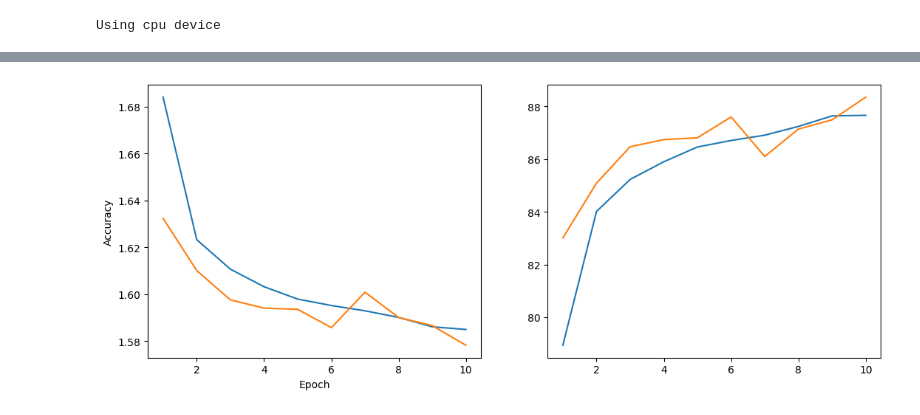
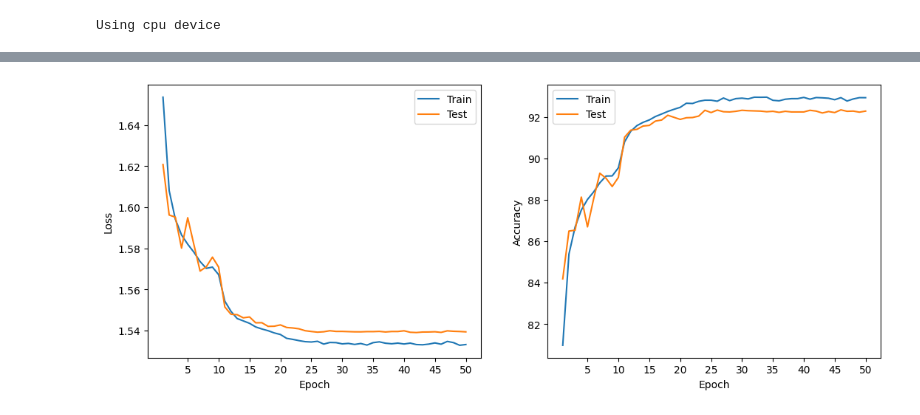
Before and after one commit to AlexanderDBell/TheDeveloperAcademy-Bootcamp, a Jupyter notebook: Final Project/clothes_detector.ipynb, the cells around one changed output, grey strips where cells are left out. Cells and saved outputs as stored; diff of their text form; code cells hidden in the pictures.

Commit message:
Working model with high accuracy

```diff
--- a/Final Project/clothes_detector.ipynb
+++ b/Final Project/clothes_detector.ipynb
@@ -186,10 +124,12 @@ class NeuralNetwork(nn.Module):
 class NetworkTrainer:
     def __init__(self, model: nn.Module,
                  loss_fn: nn.modules.loss._Loss,
-                 optimiser: optim.Optimizer):
+                 optimiser: optim.Optimizer,
+                 scheduler: optim.lr_scheduler._LRScheduler):
         self.model = model
         self.loss_fn = loss_fn
         self.optimiser = optimiser
+        self.scheduler = scheduler
 
     def train_model(self, epochs):
         train_loss_list = []
@@ -200,6 +140,7 @@ class NetworkTrainer:
             print(f'EPOCH {epoch+1}')
             train_loss, train_acc = self._train_epoch()
             test_loss, test_acc = self._eval_epoch()
+            self.scheduler.step()
             train_loss_list.append(train_loss)
             train_acc_list.append(train_acc)
             test_loss_list.append(test_loss)
@@ -247,17 +188,21 @@ class NetworkTrainer:
 def plot_results(results):
     train_loss_list, train_acc_list, test_loss_list, test_acc_list = results
 
+    epochs = len(train_loss_list)
+
     fig, (ax1, ax2) = plt.subplots(1, 2, figsize=(12.8, 4.8))
-    ax1.plot(range(1,11), train_loss_list, label='Train')
-    ax1.plot(range(1,11), test_loss_list, label='Test')
-    ax1.set_xticks(range(2,11,2))
+    ax1.plot(range(1,epochs+1), train_loss_list, label='Train')
+    ax1.plot(range(1,epochs+1), test_loss_list, label='Test')
+    ax1.set_xticks(range(5,epochs+1,5))
     ax1.set_xlabel('Epoch')
     ax1.set_ylabel('Loss')
-    ax2.plot(range(1,11), train_acc_list, label='Train')
-    ax2.plot(range(1,11), test_acc_list, label='Test')
-    ax2.set_xticks(range(2,11,2))
-    ax1.set_xlabel('Epoch')
-    ax1.set_ylabel('Accuracy')
+    ax1.legend()
+    ax2.plot(range(1,epochs+1), train_acc_list, label='Train')
+    ax2.plot(range(1,epochs+1), test_acc_list, label='Test')
+    ax2.set_xticks(range(5,epochs+1,5))
+    ax2.set_xlabel('Epoch')
+    ax2.set_ylabel('Accuracy')
+    ax2.legend()
     plt.show()
 # %%
 device = (
@@ -317,0 +218,9 @@ Accuracy: 87.66, Val_Accuracy: 88.35
+# %%
+loss_fn = nn.CrossEntropyLoss()
+model = VGG().to(device)
+optimiser = optim.SGD(model.parameters(), lr=0.1, momentum=0.9, weight_decay=1e-4)
+scheduler = optim.lr_scheduler.StepLR(optimiser, 10)
+# %%
+trainer = NetworkTrainer(model, loss_fn, optimiser, scheduler)
+results = trainer.train_model(50)
+plot_results(results)
@@ -318,4 +246,4 @@ Accuracy: 87.66, Val_Accuracy: 88.35
 # %%
-plot_results(lenet_results)
+plot_results(results)
 # %% [output]
-[figure, old version]
+[figure, new version]
```
Also changed, not shown: parts of 16 cells of this notebook.
